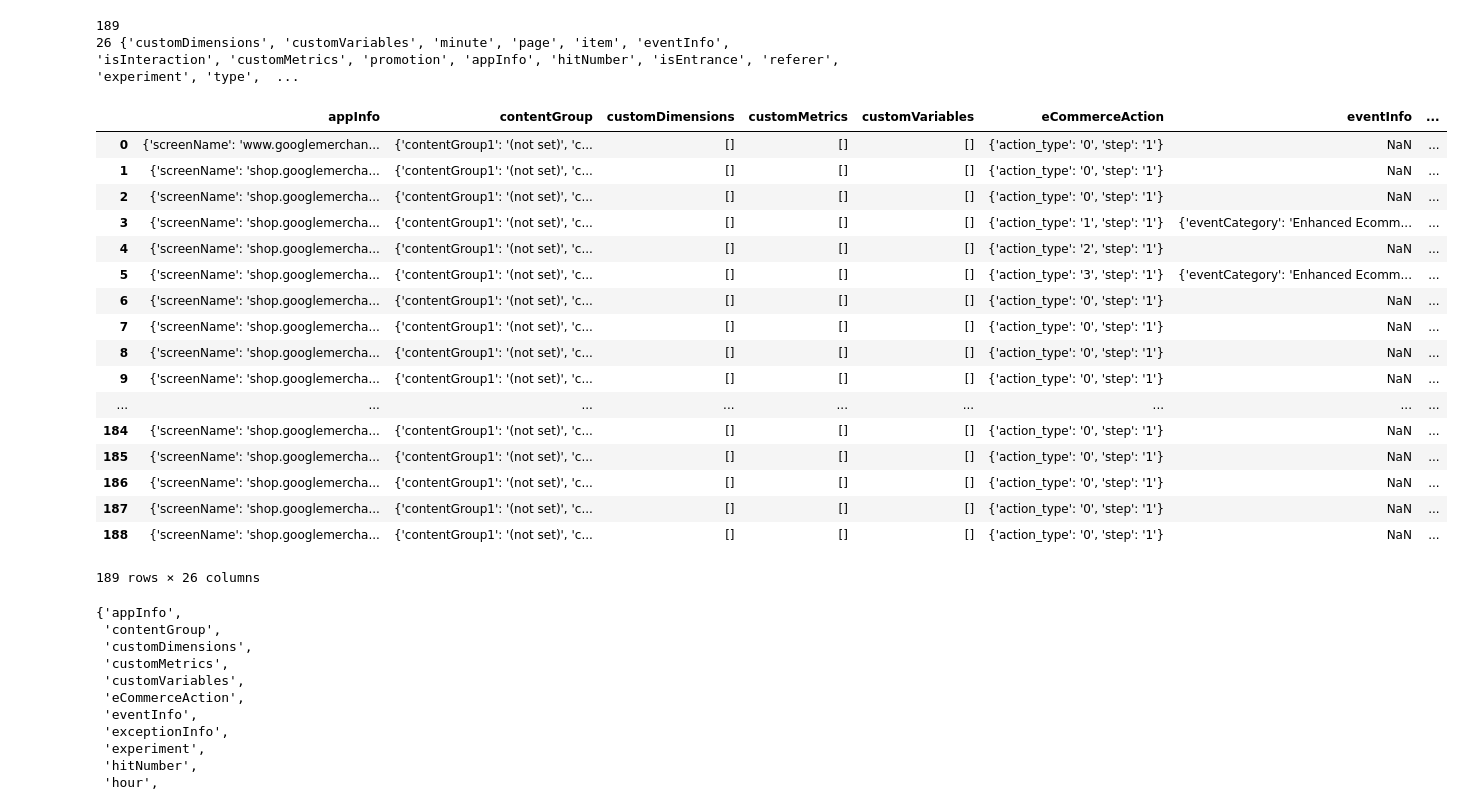
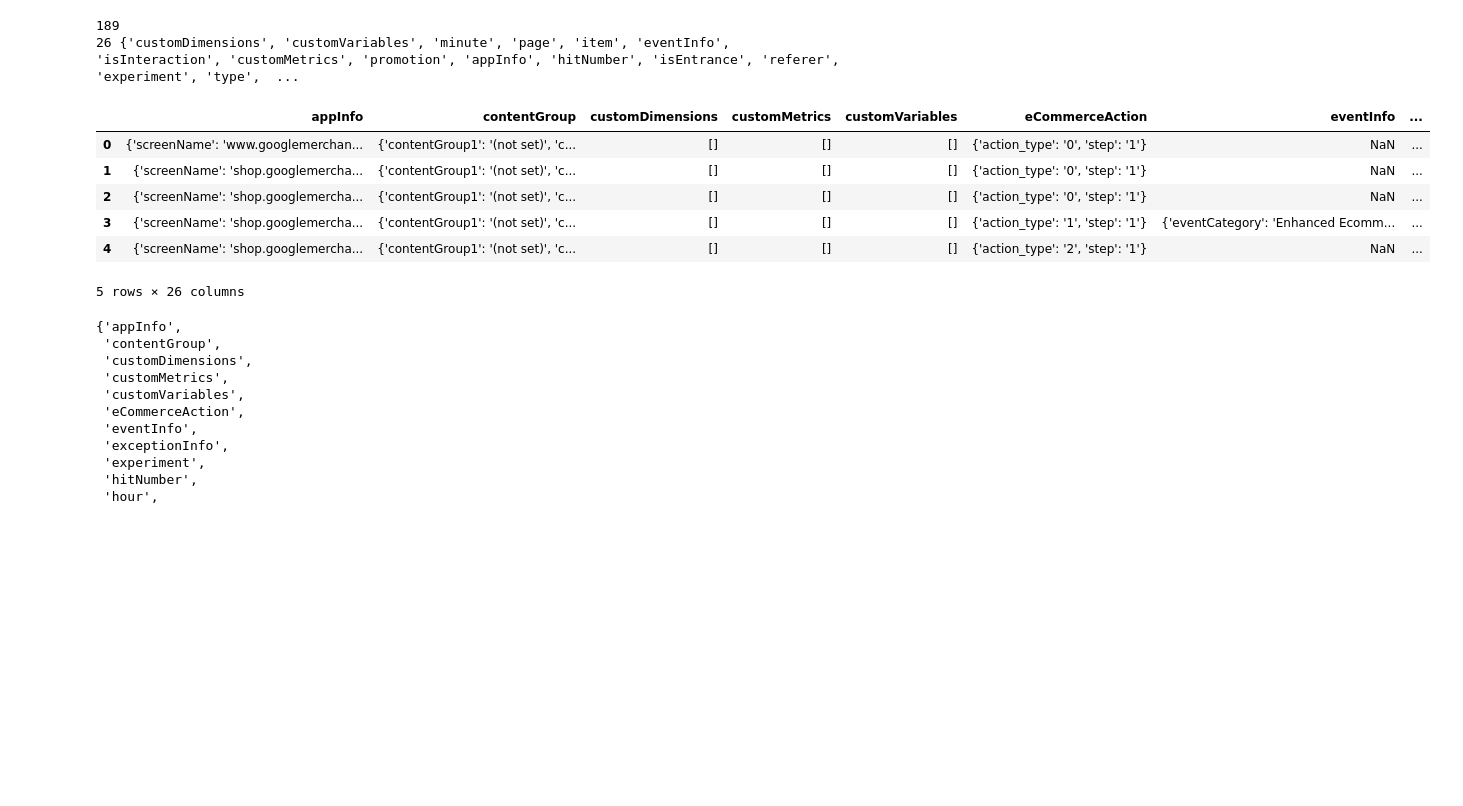
Before and after one commit to googlecompetition/Hits_update_hw, a Jupyter notebook: training set prac HW.ipynb, the cells around one changed output. Saved outputs shown, nothing was run; the diff lists cells and outputs as text; code cells hidden in the pictures; blank space fills up the shorter version.

```diff
--- a/training set prac HW.ipynb
+++ b/training set prac HW.ipynb
@@ -53,27 +53,16 @@ tmp = df_train.loc[0:300, 'hits']
 26 {'customDimensions', 'customVariables', 'minute', 'page', 'item', 'eventInfo', 'isInteraction', 'customMetrics', 'promotion', 'appInfo', 'hitNumber', 'isEntrance', 'referer', 'experiment', 'type',  ...
 # %%
 guest = 8968
-pd.DataFrame(df_train.loc[guest,'hits'])#, columns = ['transaction','promotion', 'promotionActionInfo','eventInfo'])#
+pd.DataFrame(df_train.loc[guest,'hits']).head()#, columns = ['transaction','promotion', 'promotionActionInfo','eventInfo'])#
 #guest229.to_csv('guest.csv')
 # %% [output]
 |  | appInfo | contentGroup | customDimensions | customMetrics | customVariables | eCommerceAction | eventInfo | ... |
 | 0 | {'screenName': 'www.googlemerchan... | {'contentGroup1': '(not set)', 'c... | [] | [] | [] | {'action_type': '0', 'step': '1'} | NaN | ... |
 | 1 | {'screenName': 'shop.googlemercha... | {'contentGroup1': '(not set)', 'c... | [] | [] | [] | {'action_type': '0', 'step': '1'} | NaN | ... |
 | 2 | {'screenName': 'shop.googlemercha... | {'contentGroup1': '(not set)', 'c... | [] | [] | [] | {'action_type': '0', 'step': '1'} | NaN | ... |
 | 3 | {'screenName': 'shop.googlemercha... | {'contentGroup1': '(not set)', 'c... | [] | [] | [] | {'action_type': '1', 'step': '1'} | {'eventCategory': 'Enhanced Ecomm... | ... |
 | 4 | {'screenName': 'shop.googlemercha... | {'contentGroup1': '(not set)', 'c... | [] | [] | [] | {'action_type': '2', 'step': '1'} | NaN | ... |
-| 5 | {'screenName': 'shop.googlemercha... | {'contentGroup1': '(not set)', 'c... | [] | [] | [] | {'action_type': '3', 'step': '1'} | {'eventCategory': 'Enhanced Ecomm... | ... |
-| 6 | {'screenName': 'shop.googlemercha... | {'contentGroup1': '(not set)', 'c... | [] | [] | [] | {'action_type': '0', 'step': '1'} | NaN | ... |
-| 7 | {'screenName': 'shop.googlemercha... | {'contentGroup1': '(not set)', 'c... | [] | [] | [] | {'action_type': '0', 'step': '1'} | NaN | ... |
-| 8 | {'screenName': 'shop.googlemercha... | {'contentGroup1': '(not set)', 'c... | [] | [] | [] | {'action_type': '0', 'step': '1'} | NaN | ... |
-| 9 | {'screenName': 'shop.googlemercha... | {'contentGroup1': '(not set)', 'c... | [] | [] | [] | {'action_type': '0', 'step': '1'} | NaN | ... |
-| ... | ... | ... | ... | ... | ... | ... | ... | ... |
-| 184 | {'screenName': 'shop.googlemercha... | {'contentGroup1': '(not set)', 'c... | [] | [] | [] | {'action_type': '0', 'step': '1'} | NaN | ... |
-| 185 | {'screenName': 'shop.googlemercha... | {'contentGroup1': '(not set)', 'c... | [] | [] | [] | {'action_type': '0', 'step': '1'} | NaN | ... |
-| 186 | {'screenName': 'shop.googlemercha... | {'contentGroup1': '(not set)', 'c... | [] | [] | [] | {'action_type': '0', 'step': '1'} | NaN | ... |
-| 187 | {'screenName': 'shop.googlemercha... | {'contentGroup1': '(not set)', 'c... | [] | [] | [] | {'action_type': '0', 'step': '1'} | NaN | ... |
-| 188 | {'screenName': 'shop.googlemercha... | {'contentGroup1': '(not set)', 'c... | [] | [] | [] | {'action_type': '0', 'step': '1'} | NaN | ... |
-189 rows × 26 columns
+5 rows × 26 columns
 # %%
 keys
 # %% [output]
```
Also changed, not shown: parts of 1 cell of this notebook.
